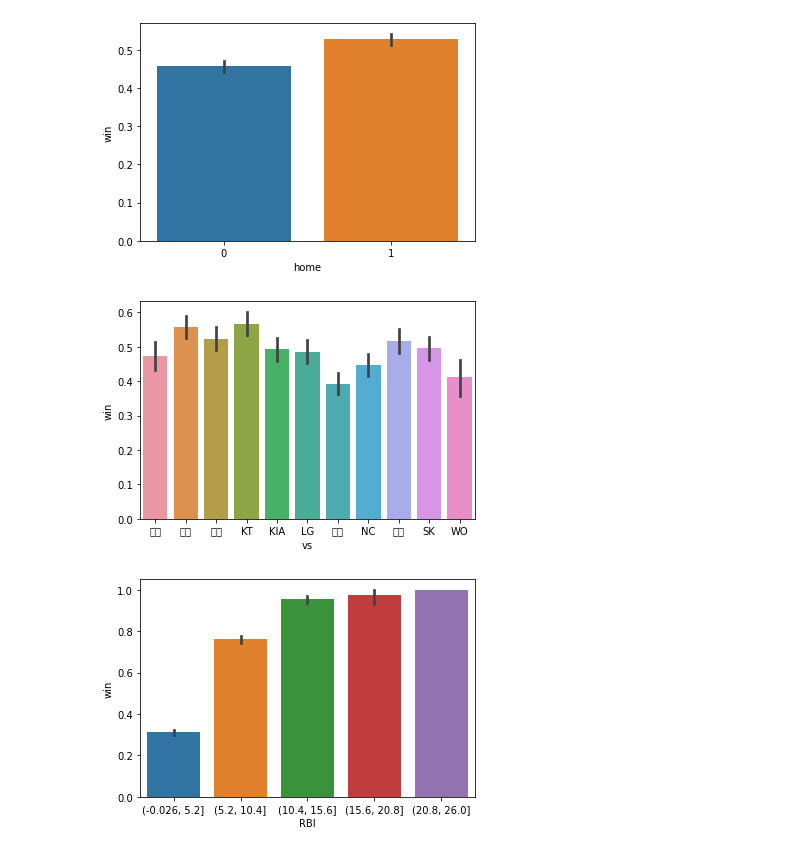
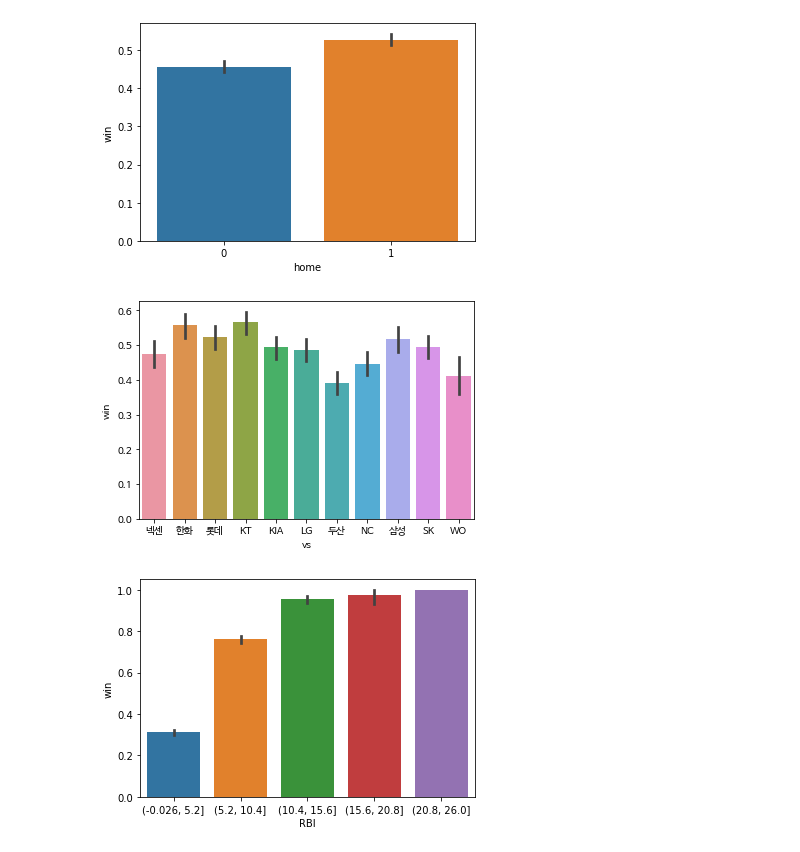
Before and after one commit to sseyonafre/Project, a Jupyter notebook: sprint2/AI_14_고세희_Section2.ipynb, the cells around one changed output. Drawn from its saved outputs; the diff is of its cells as text; code cells hidden in the pictures.

```diff
--- a/sprint2/AI_14_고세희_Section2.ipynb
+++ b/sprint2/AI_14_고세희_Section2.ipynb
@@ -265,9 +325,12 @@ sns.barplot(x='home',y='win',data=train);
 # %% [output]
 [figure]
 # %%
+from matplotlib import rc
+plt.rc('font', family='NanumBarunGothic') # 한글깨짐
+
 sns.barplot(x='vs',y='win',data=train); #고유값들에 대한 타겟값이 별 차이없음 -> 컬럼삭제.
 # %% [output]
-[figure, old version]
+[figure, new version]
 # %%
 train['RBI'] = pd.cut(train['RBI'], 5)
 sns.barplot(x='RBI', y='win', data=train);
```
Also changed, not shown: parts of 18 cells of this notebook.
